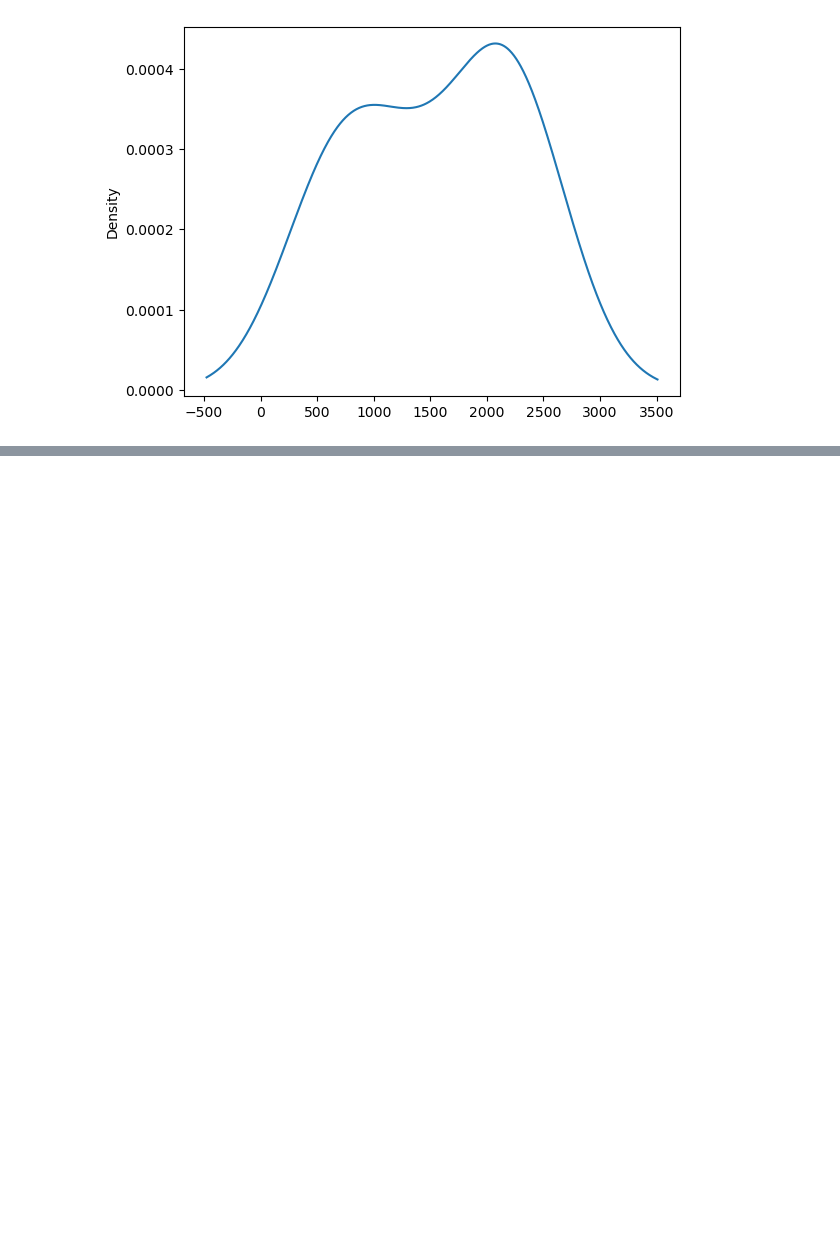
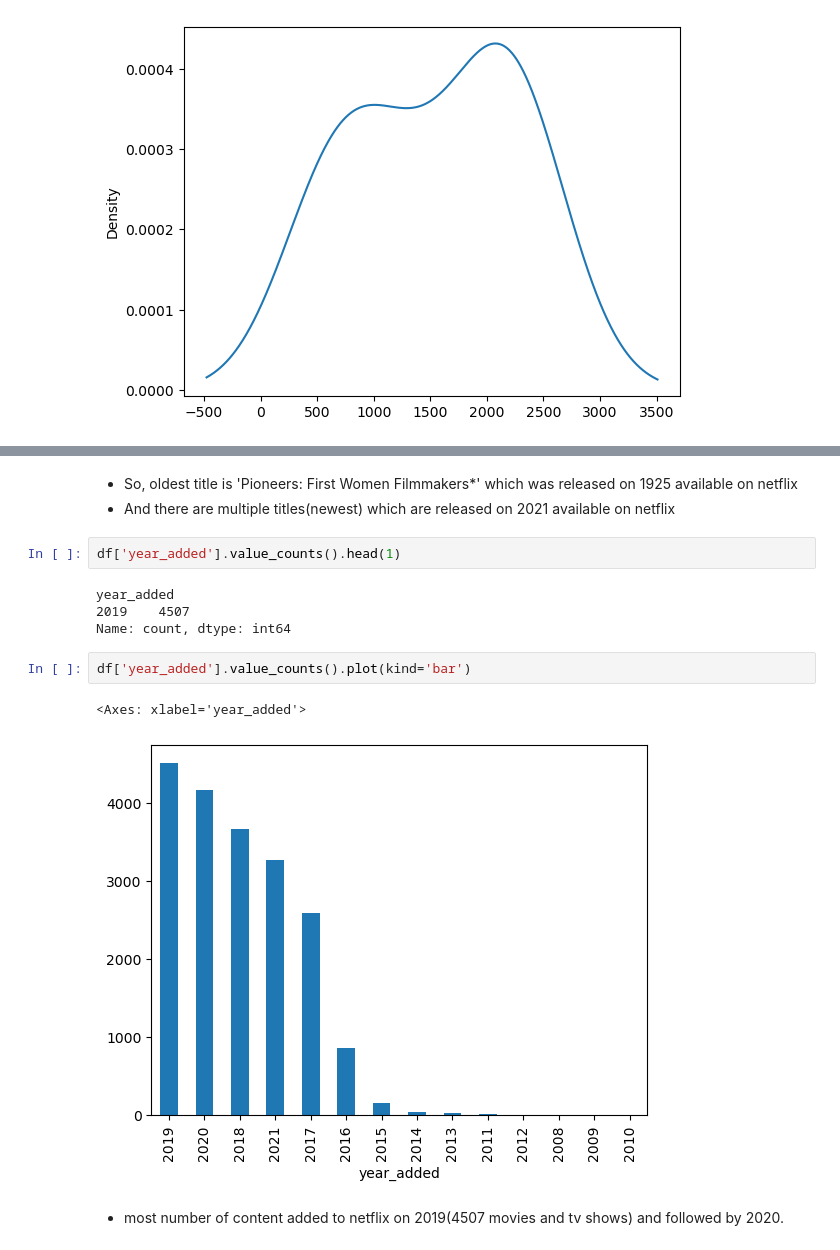
Before and after one commit to Sumangiri1312/Data-Analysis-Process, a Jupyter notebook: Exploratory Data Analysis/Netflix-EDA.ipynb, the cells around one changed output, grey strips where cells are left out. Drawn from its saved outputs; the diff is of its cells as text; blank space fills up the shorter version.

```diff
--- a/Exploratory Data Analysis/Netflix-EDA.ipynb
+++ b/Exploratory Data Analysis/Netflix-EDA.ipynb
@@ -297,0 +320,16 @@ df['release_year'].value_counts().head(10).plot(kind='kde')
+# %% [markdown]
+- So, oldest title is 'Pioneers: First Women Filmmakers*' which was released on 1925 available on netflix
+- And there are multiple titles(newest) which are released on 2021 available on netflix
+# %%
+df['year_added'].value_counts().head(1)
+# %% [output]
+year_added
+2019    4507
+Name: count, dtype: int64
+# %%
+df['year_added'].value_counts().plot(kind='bar')
+# %% [output]
+<Axes: xlabel='year_added'>
+[figure, added]
+# %% [markdown]
+- most number of content added to netflix on 2019(4507 movies and tv shows) and followed by 2020.
```
Also changed, not shown: parts of 22 cells of this notebook.
